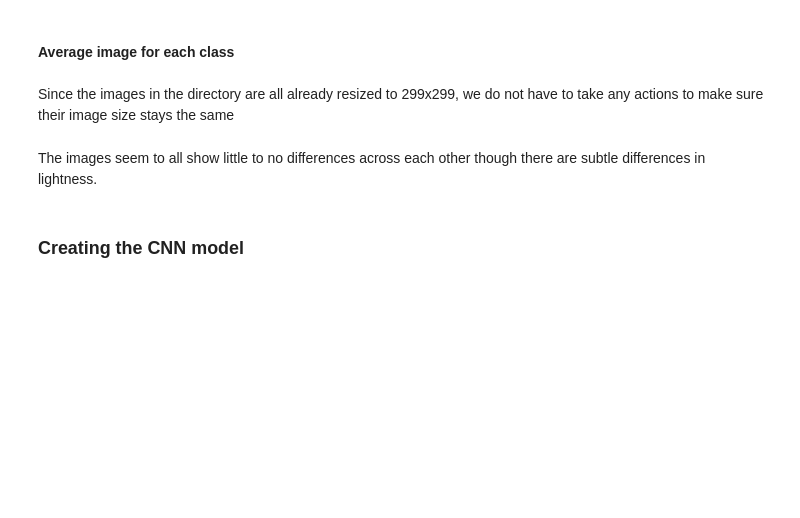
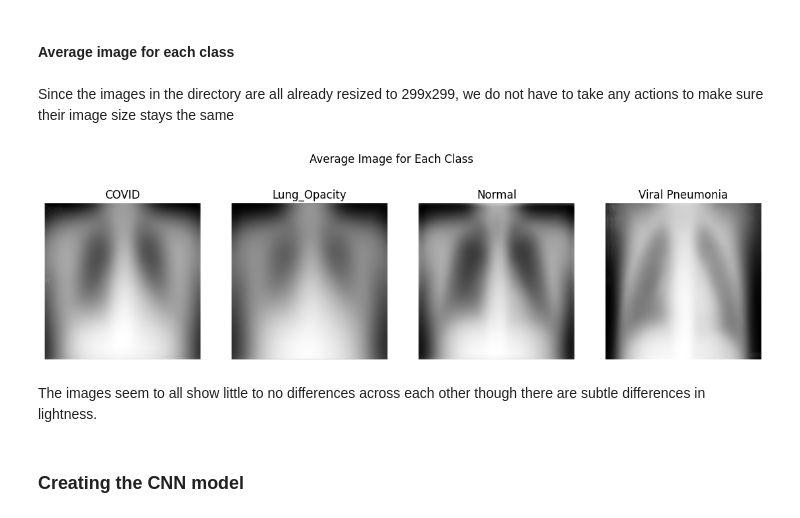
Before and after one commit to fountainnnnn/Covid-CNN, a Jupyter notebook: Covid-19 CNN.ipynb, the cells around one changed output. Drawn from its saved outputs; the diff is of its cells as text; code cells hidden in the pictures; blank space fills up the shorter version.

Commit message:
First success run

```diff
--- a/Covid-19 CNN.ipynb
+++ b/Covid-19 CNN.ipynb
@@ -159,49 +149,51 @@ plt.show()
 # %% [markdown]
 Since the images in the directory are all already resized to 299x299, we do not have to take any actions to make sure their image size stays the same
 # %%
-# # Create a figure to show the average image for each class
-# plt.figure(figsize=(14, 4))
+# Create a figure to show the average image for each class
+plt.figure(figsize=(14, 4))
 
-# for i in range(len(classes)):
-#     class_name = classes[i]
+for i in range(len(classes)):
+    class_name = classes[i]
 
-#     # Get the images folder for this class
-#     image_folder = os.path.join(dataset_root, class_name, 'images')
+    # Get the images folder for this class
+    image_folder = os.path.join(dataset_root, class_name, 'images')
 
-#     # Get all image names in the folder
-#     image_names = os.listdir(image_folder)
+    # Get all image names in the folder
+    image_names = os.listdir(image_folder)
 
-#     # Open the first image to get the image size
-#     first_image_path = os.path.join(image_folder, image_names[0])
-#     first_image = Image.open(first_image_path).convert('L')
+    # Open the first image to get the image size
+    first_image_path = os.path.join(image_folder, image_names[0])
+    first_image = Image.open(first_image_path).convert('L')
 
-#     # Create an empty image array to store the total pixel values
-#     total_image = np.zeros(np.array(first_image).shape)
+    # Create an empty image array to store the total pixel values
+    total_image = np.zeros(np.array(first_image).shape)
 
-#     # Add all images in the class together
-#     for image_name in image_names:
-#         # Open the image and convert it to grayscale
-#         image_path = os.path.join(image_folder, image_name)
-#         image = Image.open(image_path).convert('L')
+    # Add all images in the class together
+    for image_name in image_names:
+        # Open the image and convert it to grayscale
+        image_path = os.path.join(image_folder, image_name)
+        image = Image.open(image_path).convert('L')
 
-#         # Convert the image into a numpy array
-#         image_array = np.array(image)
+        # Convert the image into a numpy array
+        image_array = np.array(image)
 
-#         # Add this image's pixel values to the total
-#         total_image = total_image + image_array
+        # Add this image's pixel values to the total
+        total_image = total_image + image_array
 
-#     # Divide by the number of images to get the average image
-#     average_image = total_image / len(image_names)
+    # Divide by the number of images to get the average image
+    average_image = total_image / len(image_names)
 
-#     # Plot the average image for this class
-#     plt.subplot(1, 4, i + 1)
-#     plt.imshow(average_image, cmap='gray')
-#     plt.title(class_name)
-#     plt.axis('off')
+    # Plot the average image for this class
+    plt.subplot(1, 4, i + 1)
+    plt.imshow(average_image, cmap='gray')
+    plt.title(class_name)
+    plt.axis('off')
 
-# # Add the main title and show the plot
-# plt.suptitle('Average Image for Each Class')
-# plt.show()
+# Add the main title and show the plot
+plt.suptitle('Average Image for Each Class')
+plt.show()
+# %% [output]
+[figure, added]
 # %% [markdown]
 The images seem to all show little to no differences across each other though there are subtle differences in lightness.
 # %% [markdown]
```
Also changed, not shown: parts of 13 cells of this notebook.
